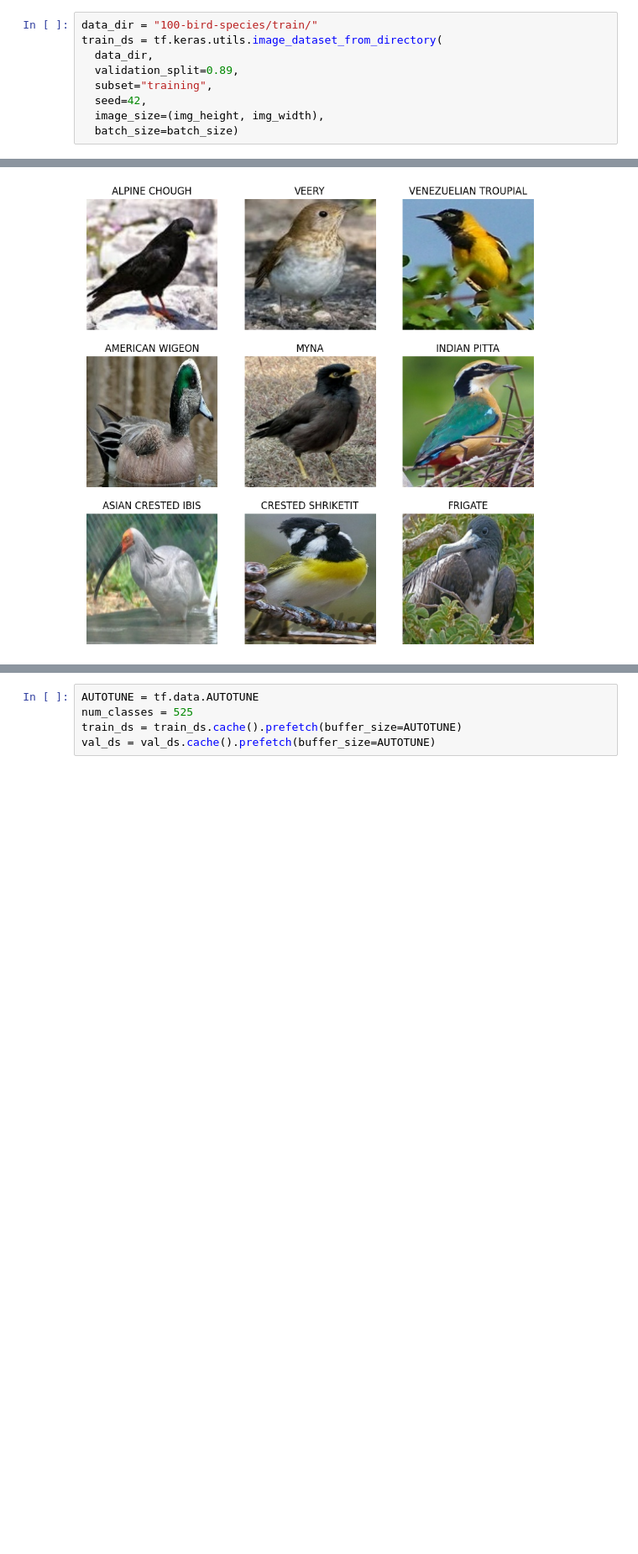
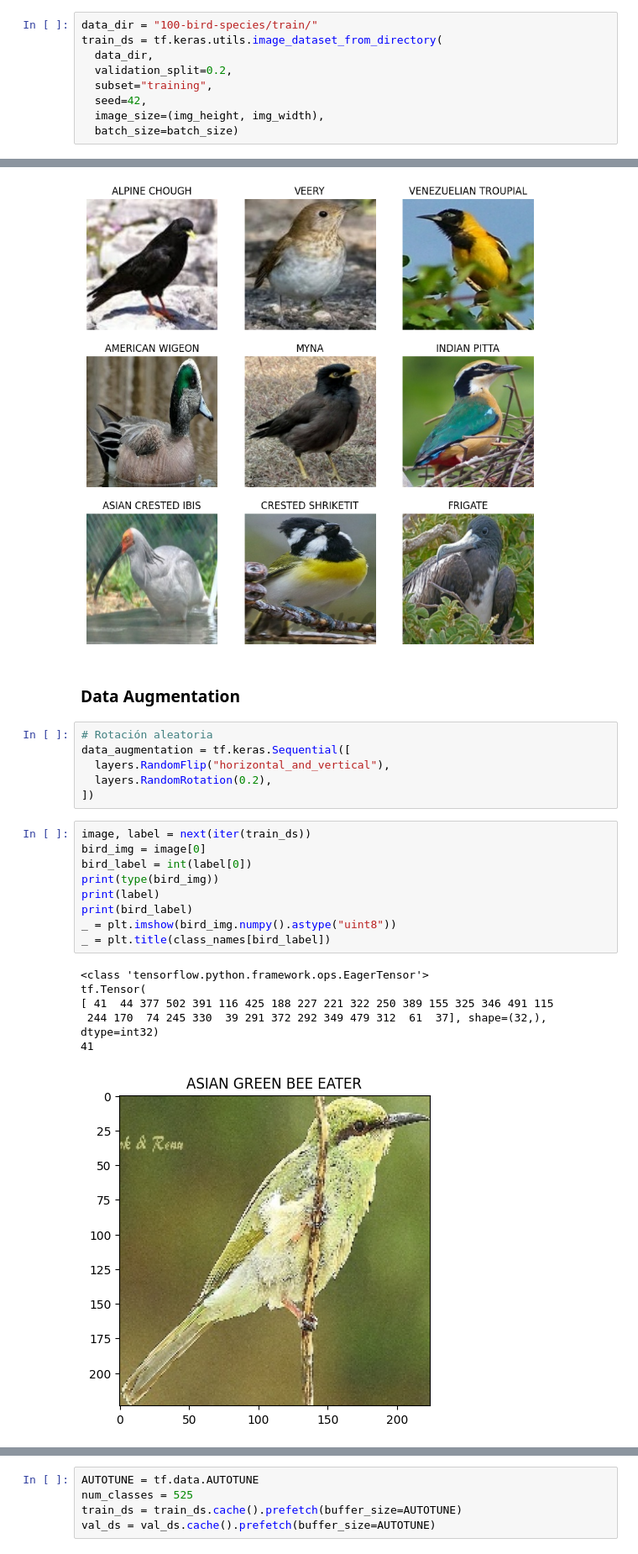
Before and after one commit to raquelvargas16/MIAR-Python-Activities, a Jupyter notebook: Proyecto_RN_Enunciado_1.ipynb, the cells around one changed output, grey strips where cells are left out. Shown at 84% size. Cells and saved outputs as stored; diff of their text form; blank space fills up the shorter version.

```diff
--- a/Proyecto_RN_Enunciado_1.ipynb
+++ b/Proyecto_RN_Enunciado_1.ipynb
@@ -65,7 +111,7 @@ img_width = 224
 data_dir = "100-bird-species/train/"
 train_ds = tf.keras.utils.image_dataset_from_directory(
   data_dir,
-  validation_split=0.89,
+  validation_split=0.2,
   subset="training",
   seed=42,
   image_size=(img_height, img_width),
@@ -108,3 +154,27 @@ for images, labels in train_ds.take(1):
     plt.axis("off")
 # %% [output]
 [figure]
+# %% [markdown]
+### Data Augmentation
+# %%
+# Rotación aleatoria
+data_augmentation = tf.keras.Sequential([
+  layers.RandomFlip("horizontal_and_vertical"),
+  layers.RandomRotation(0.2),
+])
+# %%
+image, label = next(iter(train_ds))
+bird_img = image[0]
+bird_label = int(label[0])
+print(type(bird_img))
+print(label)
+print(bird_label)
+_ = plt.imshow(bird_img.numpy().astype("uint8"))
+_ = plt.title(class_names[bird_label])
+# %% [output]
+<class 'tensorflow.python.framework.ops.EagerTensor'>
+tf.Tensor(
+[ 41  44 377 502 391 116 425 188 227 221 322 250 389 155 325 346 491 115
+ 244 170  74 245 330  39 291 372 292 349 479 312  61  37], shape=(32,), dtype=int32)
+41
+[figure, added]
```
Also changed, not shown: parts of 21 cells of this notebook.
